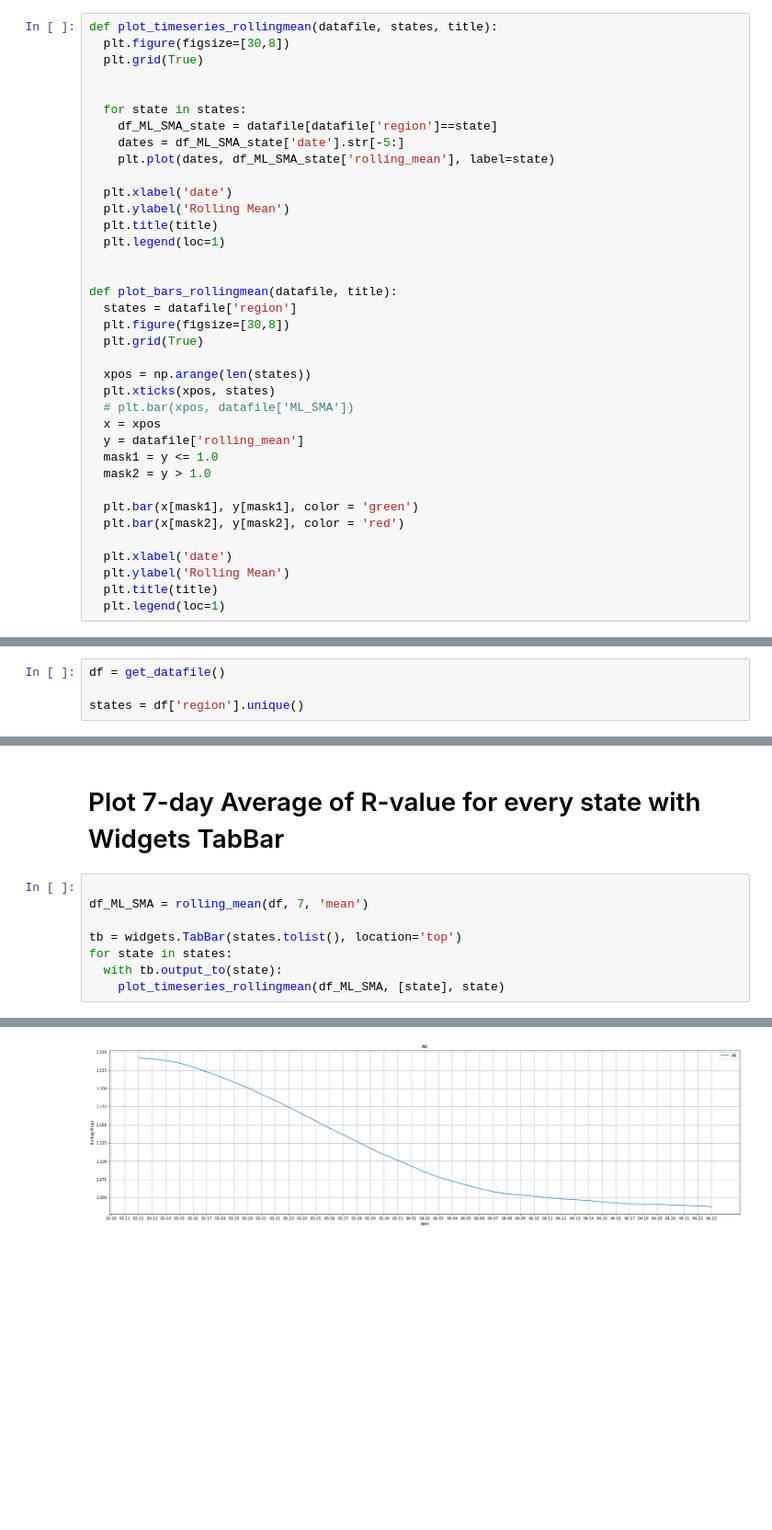
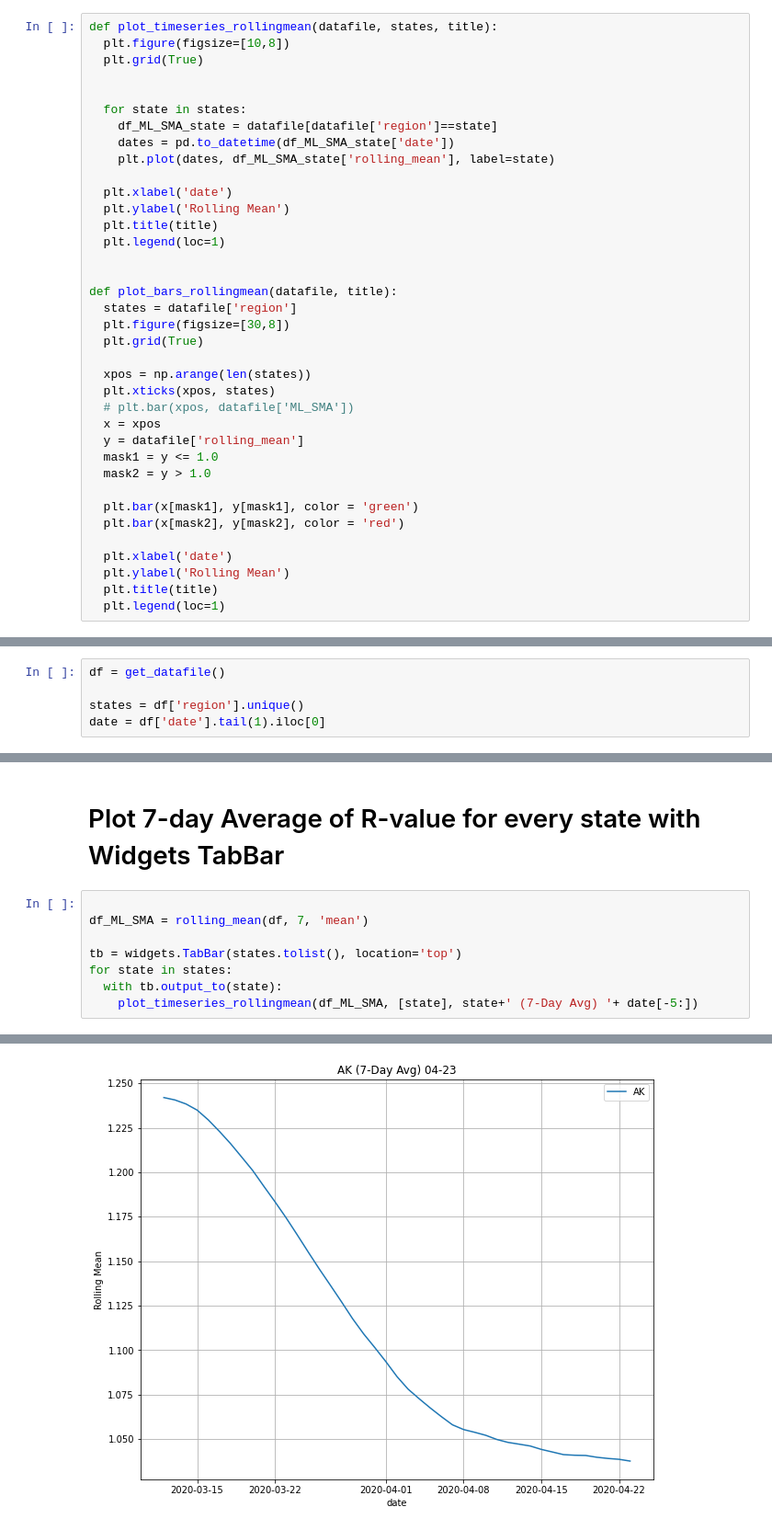
Before and after one commit to dimeking/playground, a Jupyter notebook: Covid_Rt.ipynb, the cells around one changed output, grey strips where cells are left out. Shown at 92% size. Drawn from its saved outputs; the diff is of its cells as text; blank space fills up the shorter version.

```diff
--- a/Covid_Rt.ipynb
+++ b/Covid_Rt.ipynb
@@ -34,13 +34,13 @@ def rolling_mean(datafile, size, cols):
 *   Bar Chart for States (Virality, Alphabetical)
 # %%
 def plot_timeseries_rollingmean(datafile, states, title):
-  plt.figure(figsize=[30,8])
+  plt.figure(figsize=[10,8])
   plt.grid(True)
 
 
   for state in states:
     df_ML_SMA_state = datafile[datafile['region']==state]
-    dates = df_ML_SMA_state['date'].str[-5:]
+    dates = pd.to_datetime(df_ML_SMA_state['date'])
     plt.plot(dates, df_ML_SMA_state['rolling_mean'], label=state)
 
   plt.xlabel('date')
@@ -75,3 +75,4 @@ def plot_bars_rollingmean(datafile, title):
 df = get_datafile()
 
 states = df['region'].unique()
+date = df['date'].tail(1).iloc[0]
@@ -113,20 +147,20 @@ No handles with labels found to put in legend.
 # %%
 
 df_ML_SMA = rolling_mean(df, 7, 'mean')
 
 tb = widgets.TabBar(states.tolist(), location='top')
 for state in states:
   with tb.output_to(state):
-    plot_timeseries_rollingmean(df_ML_SMA, [state], state)
+    plot_timeseries_rollingmean(df_ML_SMA, [state], state+' (7-Day Avg) '+ date[-5:])
 # %% [output]
 [interactive output not drawn]
 [interactive output not drawn]
 [interactive output not drawn]
 [interactive output not drawn]
 [interactive output not drawn]
 [interactive output not drawn]
 [interactive output not drawn]
-[figure, old version]
+[figure, new version]
 [interactive output not drawn]
 [interactive output not drawn]
 [interactive output not drawn]
```
Also changed, not shown: parts of 6 cells of this notebook.
